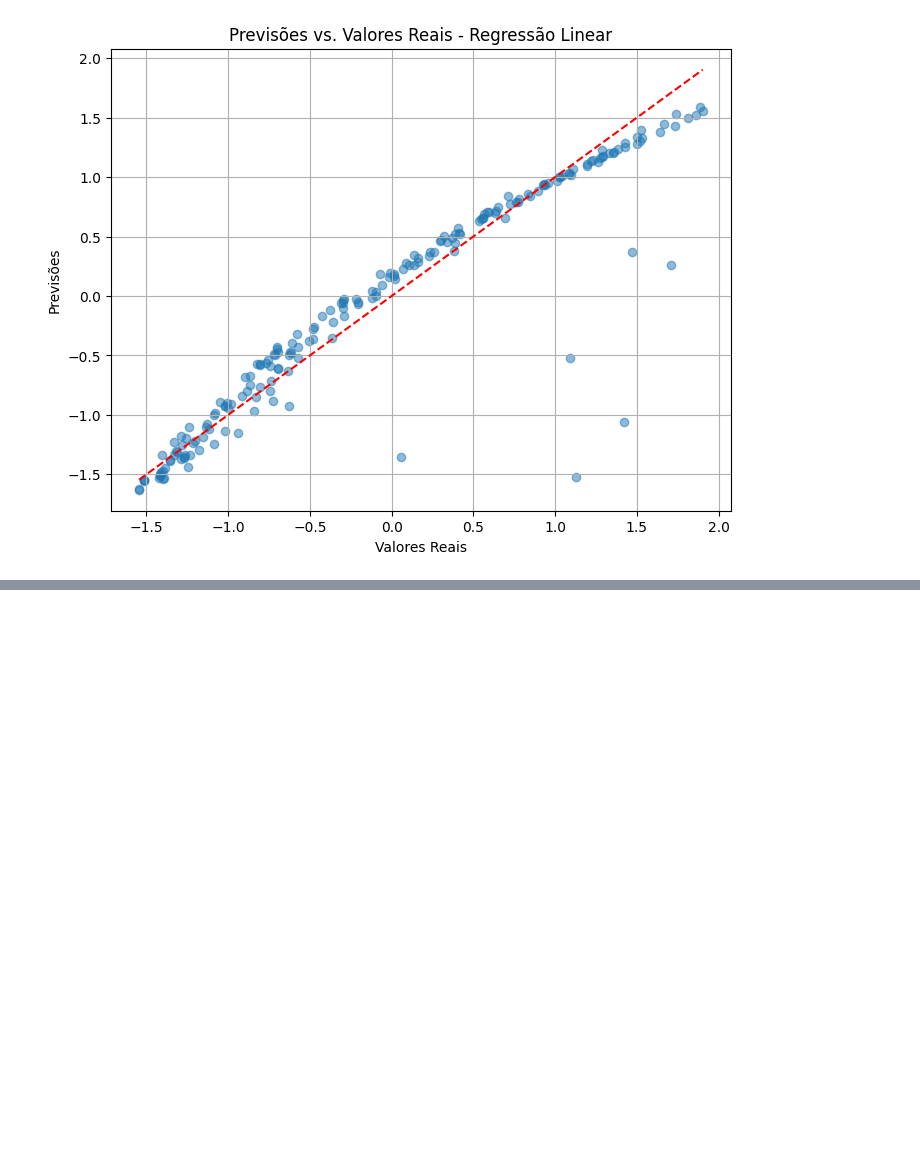
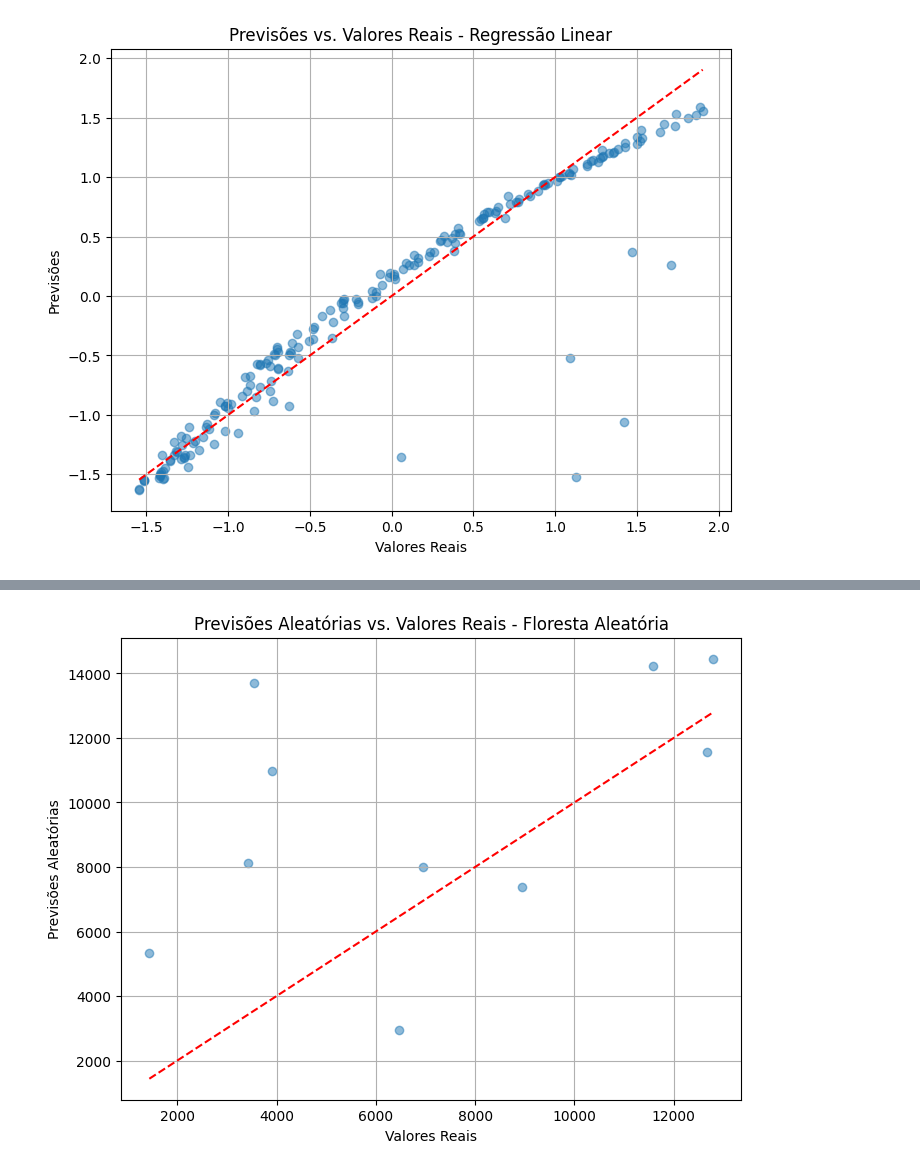
Before and after one commit to jordanmsouza/TechChallenge_Fase1_Grupo4, a Jupyter notebook: Tech_Challange_Fase1_Grupo4.ipynb, the cells around one changed output, grey strips where cells are left out. Saved outputs shown, nothing was run; the diff lists cells and outputs as text; code cells hidden in the pictures; blank space fills up the shorter version.

```diff
--- a/Tech_Challange_Fase1_Grupo4.ipynb
+++ b/Tech_Challange_Fase1_Grupo4.ipynb
@@ -551,0 +632,3 @@ Ao analisarmos o grafico verifcamos que apesar de não estarem todos sobre a ret
+# %%
+x_aleatorio = dados_aleatorios.drop(columns=['encargos'])
+y_aleatorio = dados_aleatorios["encargos"]
@@ -551,0 +710,12 @@ Ao analisarmos o grafico verifcamos que apesar de não estarem todos sobre a ret
+# %%
+# Fazer a previsão
+predic_forest_normalizada = forest_model.predict(x_aleatorio)
+
+# Inversão da normalização para obter os encargos originais
+predicao_forest_original = scaler.inverse_transform(
+    np.concatenate([np.zeros((predic_forest_normalizada.shape[0], len(colunas_numericas) - 1)),
+                    predic_forest_normalizada.reshape(-1, 1)], axis=1))[:, -1]
+
+
+print(f"Encargo previsto (Escala original): ",predicao_forest_original)
+print("Encargo reais (Escala original):" ,dados_aleatorios_antigos["encargos"])
@@ -551,0 +737,11 @@ Ao analisarmos o grafico verifcamos que apesar de não estarem todos sobre a ret
+# %%
+plt.figure(figsize=(8, 6))
+plt.scatter(dados_aleatorios_antigos["encargos"], predicao_forest_original, alpha=0.5)
+plt.plot([min(dados_aleatorios_antigos["encargos"]), max(dados_aleatorios_antigos["encargos"])], [min(dados_aleatorios_antigos["encargos"]), max(dados_aleatorios_antigos["encargos"])], color='red', linestyle='--')  # Linha diagonal para referência
+plt.xlabel('Valores Reais')
+plt.ylabel('Previsões Aleatórias')
+plt.title('Previsões Aleatórias vs. Valores Reais - Floresta Aleatória')
+plt.grid(True)
+plt.show()
+# %% [output]
+[figure, added]
```
Also changed, not shown: parts of 34 cells of this notebook.
